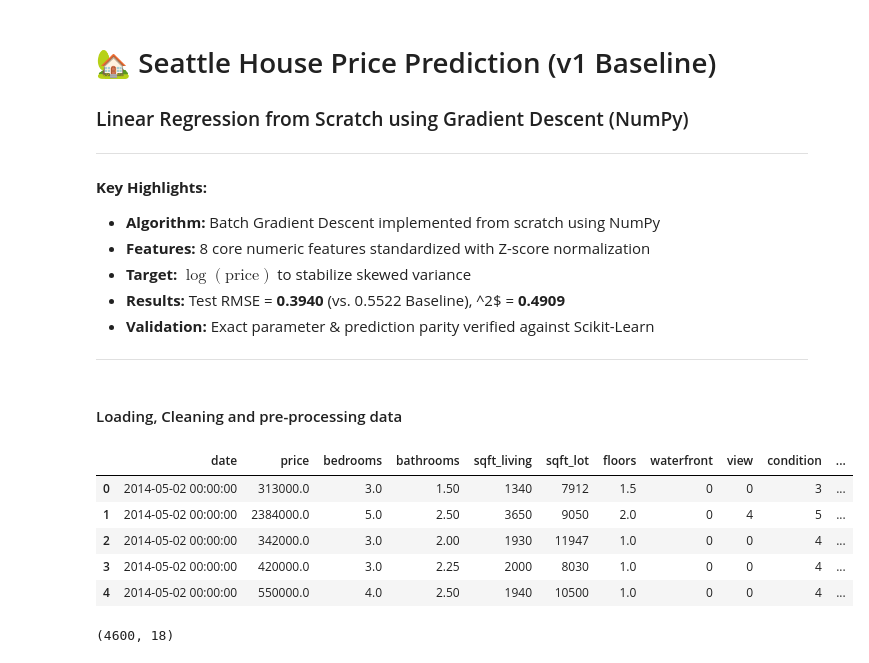
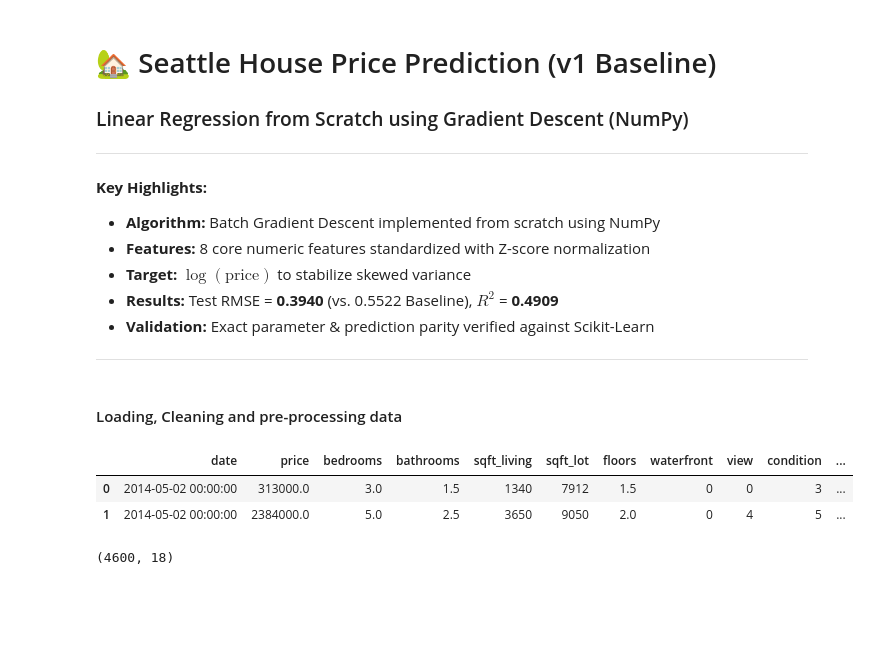
Before and after one commit to ksh-50/House_price_prediction, a Jupyter notebook: House_price_prediction_by_linear_reg(v1).ipynb, the cells around one changed output. Saved outputs shown, nothing was run; the diff lists cells and outputs as text; code cells hidden in the pictures; blank space fills up the shorter version.

```diff
--- a/House_price_prediction_by_linear_reg(v1).ipynb
+++ b/House_price_prediction_by_linear_reg(v1).ipynb
@@ -6,7 +6,7 @@
 - **Algorithm:** Batch Gradient Descent implemented from scratch using NumPy
 - **Features:** 8 core numeric features standardized with Z-score normalization
 - **Target:** $\log(\text{price})$ to stabilize skewed variance
-- **Results:** Test RMSE = **0.3940** (vs. 0.5522 Baseline), ^2$ = **0.4909**
+- **Results:** Test RMSE = **0.3940** (vs. 0.5522 Baseline), $R^2$ = **0.4909**
 - **Validation:** Exact parameter & prediction parity verified against Scikit-Learn
 ---
 # %%
@@ -22,14 +22,11 @@ import math
 # %%
 df = pd.read_csv("training.csv") # Reads csv file, make dataframe and stores in df var.
 # %%
-df.head() # Note- prices are in $
+df.head(2) # Note- prices are in $
 # %% [output]
 |  | date | price | bedrooms | bathrooms | sqft_living | sqft_lot | floors | waterfront | view | condition | ... |
-| 0 | 2014-05-02 00:00:00 | 313000.0 | 3.0 | 1.50 | 1340 | 7912 | 1.5 | 0 | 0 | 3 | ... |
-| 1 | 2014-05-02 00:00:00 | 2384000.0 | 5.0 | 2.50 | 3650 | 9050 | 2.0 | 0 | 4 | 5 | ... |
-| 2 | 2014-05-02 00:00:00 | 342000.0 | 3.0 | 2.00 | 1930 | 11947 | 1.0 | 0 | 0 | 4 | ... |
-| 3 | 2014-05-02 00:00:00 | 420000.0 | 3.0 | 2.25 | 2000 | 8030 | 1.0 | 0 | 0 | 4 | ... |
-| 4 | 2014-05-02 00:00:00 | 550000.0 | 4.0 | 2.50 | 1940 | 10500 | 1.0 | 0 | 0 | 4 | ... |
+| 0 | 2014-05-02 00:00:00 | 313000.0 | 3.0 | 1.5 | 1340 | 7912 | 1.5 | 0 | 0 | 3 | ... |
+| 1 | 2014-05-02 00:00:00 | 2384000.0 | 5.0 | 2.5 | 3650 | 9050 | 2.0 | 0 | 4 | 5 | ... |
 # %%
 df.shape
 # %% [output]
```
Also changed, not shown: parts of 38 cells of this notebook.
